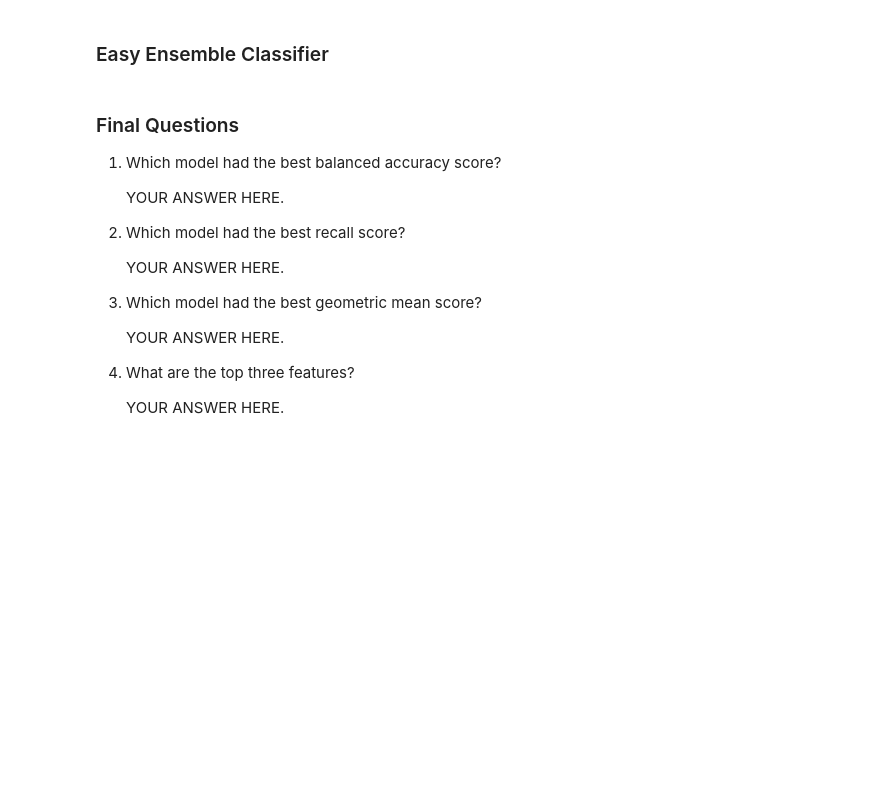
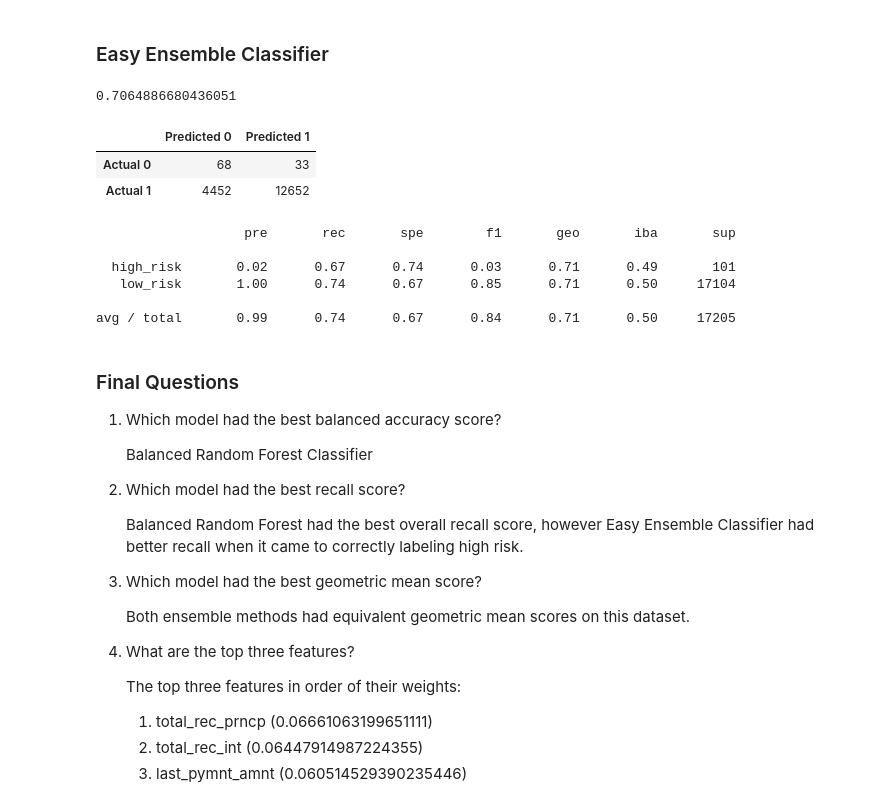
Before and after one commit to a-altman/Credit-Risk-Machine-Learning-Models, a Jupyter notebook: credit_risk_ensemble.ipynb, the cells around one changed output. Cells and saved outputs as stored; diff of their text form; code cells hidden in the pictures; blank space fills up the shorter version.

Commit message:
tested random forest and easy ensemble models

```diff
--- a/credit_risk_ensemble.ipynb
+++ b/credit_risk_ensemble.ipynb
@@ -151,3 +178,11 @@ y_pred = rf_model.predict(X_test_scaled)
+# %%
+# Train the Classifier
+from imblearn.ensemble import EasyEnsembleClassifier
+ee_model = EasyEnsembleClassifier(n_estimators=10, random_state=1)
+ee_model = ee_model.fit(X_train_scaled, y_train)
+y_pred = ee_model.predict(X_test_scaled)
 # %%
 # Calculated the balanced accuracy score
-# YOUR CODE HERE
+balanced_accuracy_score(y_test, y_pred)
+# %% [output]
+0.7064886680436051
@@ -157,21 +189,42 @@ y_pred = rf_model.predict(X_test_scaled)
+# %%
+# Display the confusion matrix
+cm = confusion_matrix(y_test, y_pred)
+cm_df = pd.DataFrame(
+    cm, index=["Actual 0", "Actual 1"], columns=["Predicted 0", "Predicted 1"]
+)
+cm_df
+# %% [output]
+|  | Predicted 0 | Predicted 1 |
+| Actual 0 | 68 | 33 |
+| Actual 1 | 4452 | 12652 |
 # %%
 # Print the imbalanced classification report
-# YOUR CODE HERE
+print(classification_report_imbalanced(y_test, y_pred))
+# %% [output]
+                   pre       rec       spe        f1       geo       iba       sup
+
+  high_risk       0.02      0.67      0.74      0.03      0.71      0.49       101
+   low_risk       1.00      0.74      0.67      0.85      0.71      0.50     17104
+
+avg / total       0.99      0.74      0.67      0.84      0.71      0.50     17205
 # %% [markdown]
 ### Final Questions
 
 1. Which model had the best balanced accuracy score?
 
-    YOUR ANSWER HERE.
+    Balanced Random Forest Classifier
 
 2. Which model had the best recall score?
 
-    YOUR ANSWER HERE.
+    Balanced Random Forest had the best overall recall score, however Easy Ensemble Classifier had better recall when it came to correctly labeling high risk.
 
 3. Which model had the best geometric mean score?
 
-    YOUR ANSWER HERE.
+    Both ensemble methods had equivalent geometric mean scores on this dataset.
 
 4. What are the top three features?
 
-    YOUR ANSWER HERE.
+    The top three features in order of their weights:
+    1. total_rec_prncp (0.06661063199651111)
+    2. total_rec_int (0.06447914987224355)
+    3. last_pymnt_amnt (0.060514529390235446)
```
Also changed, not shown: parts of 6 cells of this notebook.
